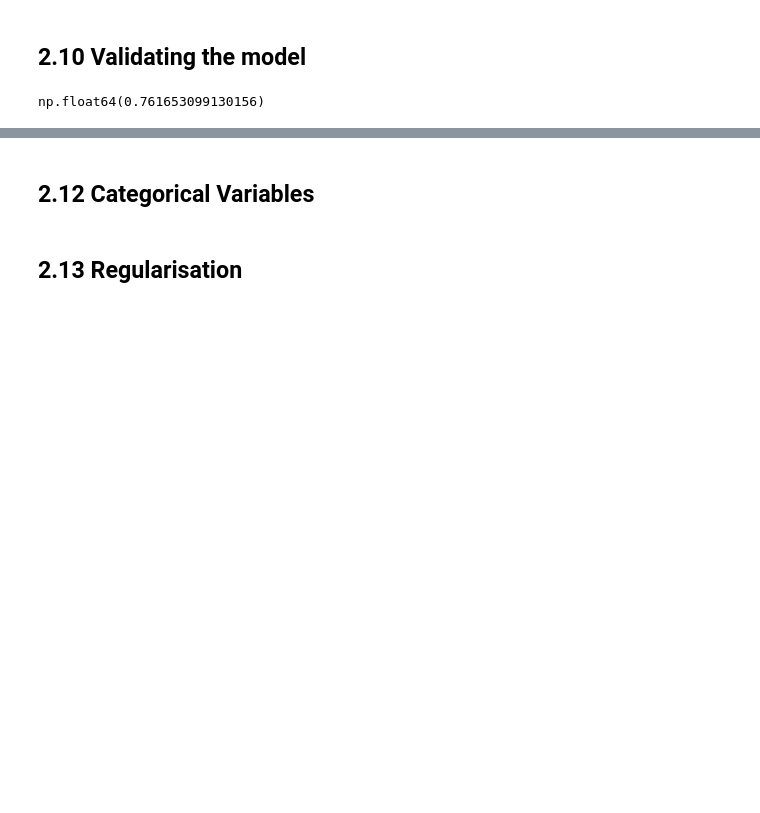
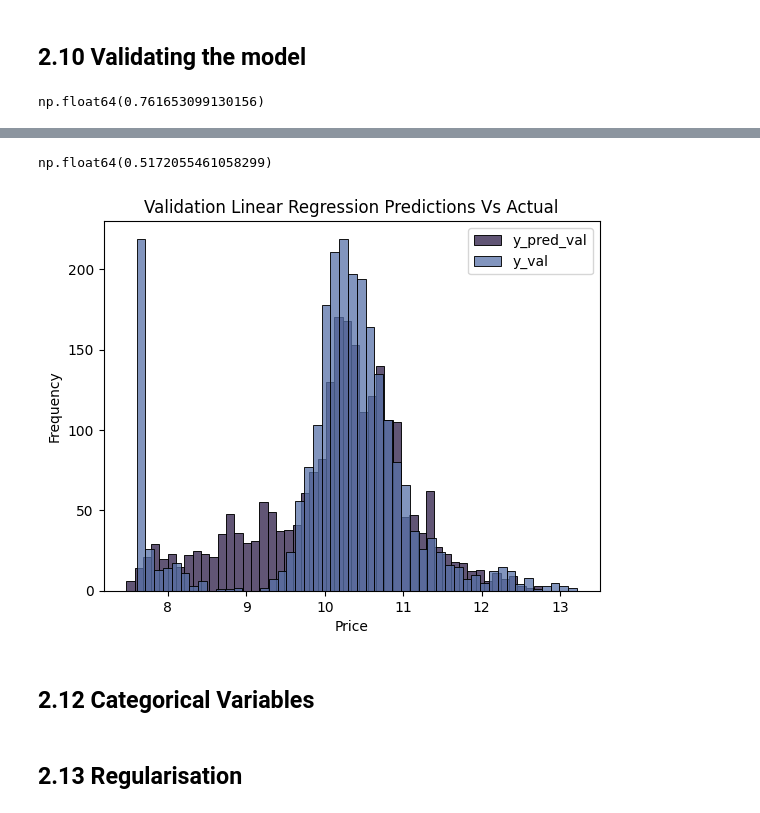
Before and after one commit to ShaniceWilliams/ml-zoomcamp, a Jupyter notebook: 02_regression/car_price_pred.ipynb, the cells around one changed output, grey strips where cells are left out. Cells and saved outputs as stored; diff of their text form; code cells hidden in the pictures; blank space fills up the shorter version.

```diff
--- a/02_regression/car_price_pred.ipynb
+++ b/02_regression/car_price_pred.ipynb
@@ -764,0 +816,11 @@ np.float64(0.761653099130156)
+# %%
+def prepare_X(df: pd.DataFrame) -> np.array:
+    df = df.copy()
+
+    df['age'] = 2017 - df.year
+    features = base_cols + ['age']
+
+    df_numeric = df[features]
+    df_numeric = df_numeric.fillna(0)
+    X = df_numeric.values
+    return X
@@ -765,3 +829,24 @@ np.float64(0.761653099130156)
+# %%
+X_train = prepare_X(df_train)
+w0, w = train_linear_regression(X_train, y_train)
+
+X_val = prepare_X(df_val)
+y_pred_val = w0 + X_val.dot(w)
+
+rmse(y_val, y_pred_val)
+# %% [output]
+np.float64(0.5172055461058299)
+# %%
+# Plot of results of predictions vs actual prices in validation data with age feature added
+sns.histplot(y_pred_val, bins=50, color=hist_uni_color, label='y_pred_val')
+sns.histplot(y_val, bins=50, color=kde_color, label='y_val')
+plt.title('Validation Linear Regression Predictions Vs Actual')
+plt.xlabel('Price')
+plt.ylabel('Frequency')
+plt.legend()
+plt.show()
+# %% [output]
+[figure, added]
 # %% [markdown]
 ## 2.12 Categorical Variables
 # %% [markdown]
```
Also changed, not shown: parts of 8 cells of this notebook.
